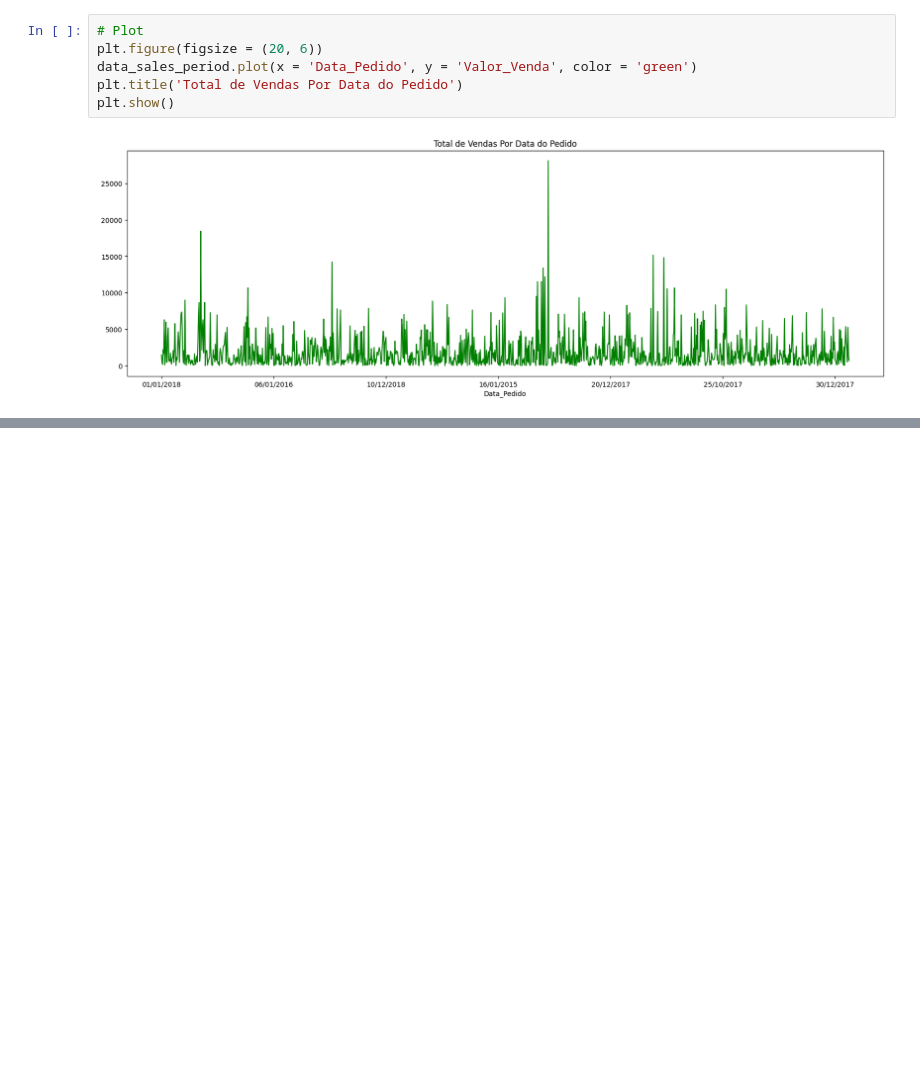
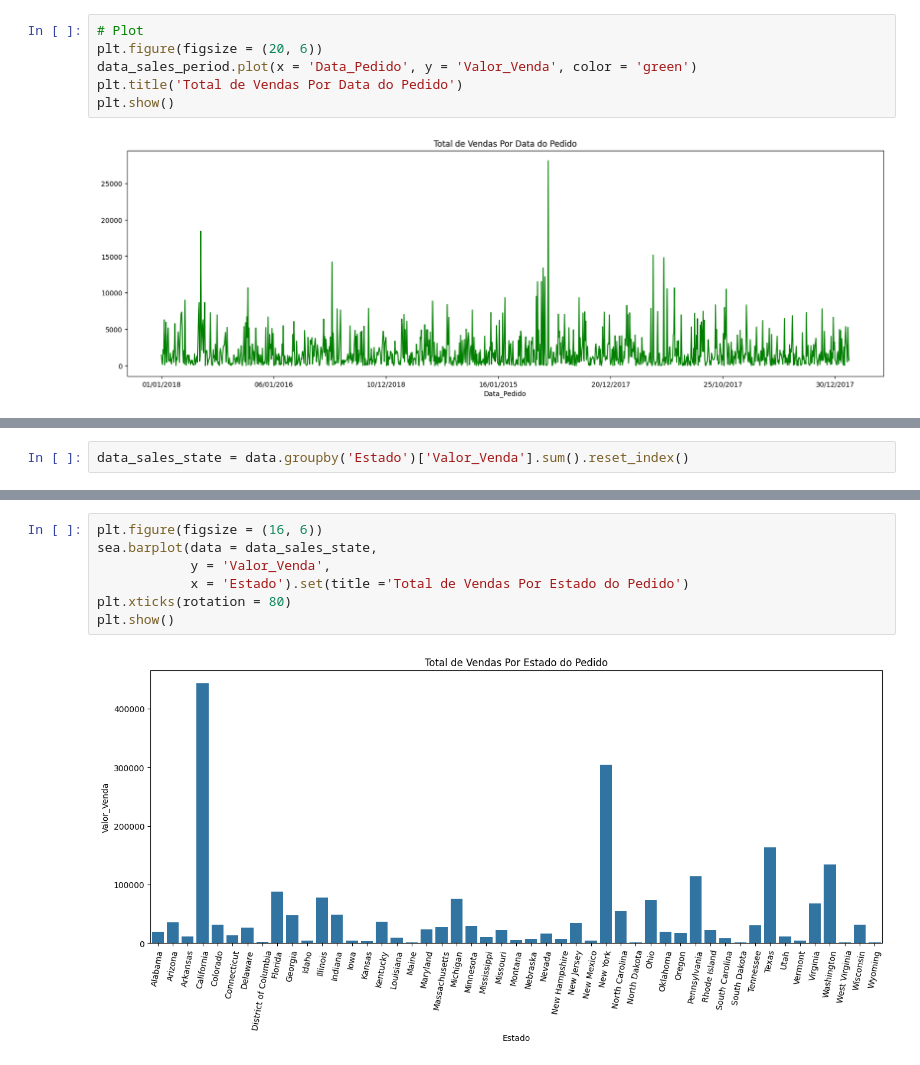
Before and after one commit to SamuelMends/datascience_fundamentals, a Jupyter notebook: project_2.ipynb, the cells around one changed output, grey strips where cells are left out. Drawn from its saved outputs; the diff is of its cells as text; blank space fills up the shorter version.

```diff
--- a/project_2.ipynb
+++ b/project_2.ipynb
@@ -103,0 +110,2 @@ plt.show()
+# %%
+data_sales_state = data.groupby('Estado')['Valor_Venda'].sum().reset_index()
@@ -103,0 +121,9 @@ plt.show()
+# %%
+plt.figure(figsize = (16, 6))
+sea.barplot(data = data_sales_state,
+            y = 'Valor_Venda',
+            x = 'Estado').set(title ='Total de Vendas Por Estado do Pedido')
+plt.xticks(rotation = 80)
+plt.show()
+# %% [output]
+[figure, added]
```
Also changed, not shown: parts of 4 cells of this notebook.
